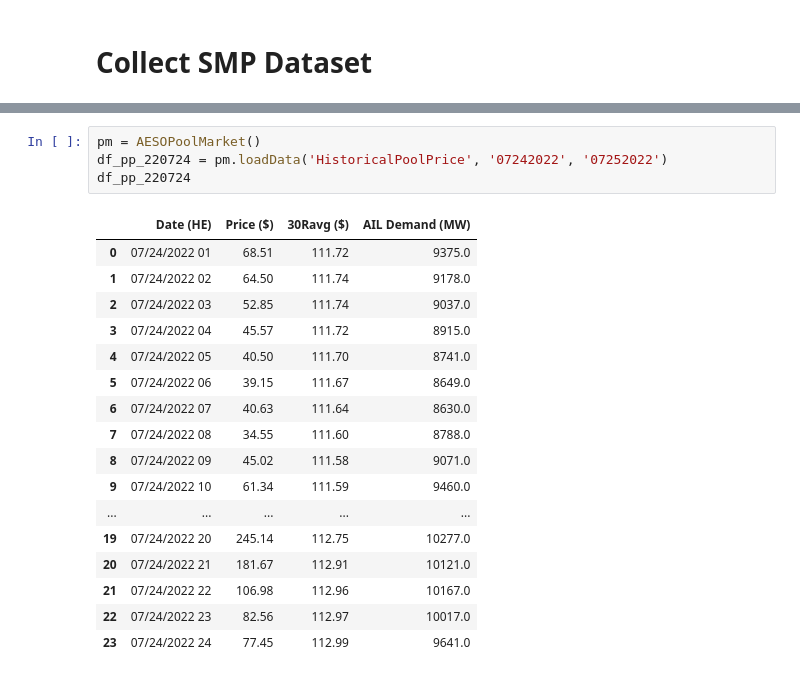
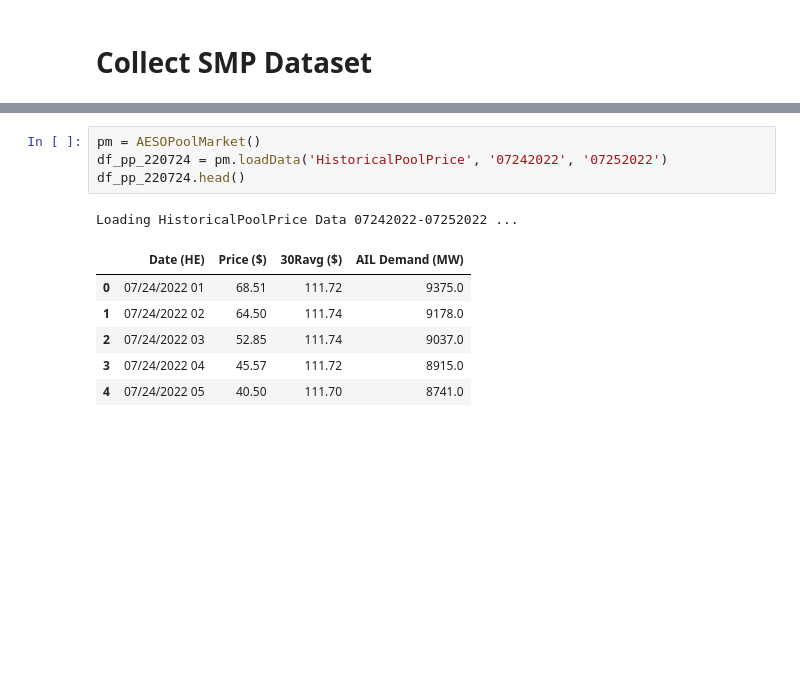
Before and after one commit to CaixiangFan/bpet-contracts, a Jupyter notebook: scripts/dataProcess.ipynb, the cells around one changed output, grey strips where cells are left out. Saved outputs shown, nothing was run; the diff lists cells and outputs as text; blank space fills up the shorter version.

Commit message:
data process updates

```diff
--- a/scripts/dataProcess.ipynb
+++ b/scripts/dataProcess.ipynb
@@ -337,24 +293,14 @@ list_pp
 # %%
 pm = AESOPoolMarket()
 df_pp_220724 = pm.loadData('HistoricalPoolPrice', '07242022', '07252022')
-df_pp_220724
+df_pp_220724.head()
 # %% [output]
+Loading HistoricalPoolPrice Data 07242022-07252022 ...
 |  | Date (HE) | Price ($) | 30Ravg ($) | AIL Demand (MW) |
 | 0 | 07/24/2022 01 | 68.51 | 111.72 | 9375.0 |
 | 1 | 07/24/2022 02 | 64.50 | 111.74 | 9178.0 |
 | 2 | 07/24/2022 03 | 52.85 | 111.74 | 9037.0 |
 | 3 | 07/24/2022 04 | 45.57 | 111.72 | 8915.0 |
 | 4 | 07/24/2022 05 | 40.50 | 111.70 | 8741.0 |
-| 5 | 07/24/2022 06 | 39.15 | 111.67 | 8649.0 |
-| 6 | 07/24/2022 07 | 40.63 | 111.64 | 8630.0 |
-| 7 | 07/24/2022 08 | 34.55 | 111.60 | 8788.0 |
-| 8 | 07/24/2022 09 | 45.02 | 111.58 | 9071.0 |
-| 9 | 07/24/2022 10 | 61.34 | 111.59 | 9460.0 |
-| ... | ... | ... | ... | ... |
-| 19 | 07/24/2022 20 | 245.14 | 112.75 | 10277.0 |
-| 20 | 07/24/2022 21 | 181.67 | 112.91 | 10121.0 |
-| 21 | 07/24/2022 22 | 106.98 | 112.96 | 10167.0 |
-| 22 | 07/24/2022 23 | 82.56 | 112.97 | 10017.0 |
-| 23 | 07/24/2022 24 | 77.45 | 112.99 | 9641.0 |
 # %%
 posted_pp = df_pp_220724['Price ($)'].values
```
Also changed, not shown: parts of 15 cells of this notebook.
